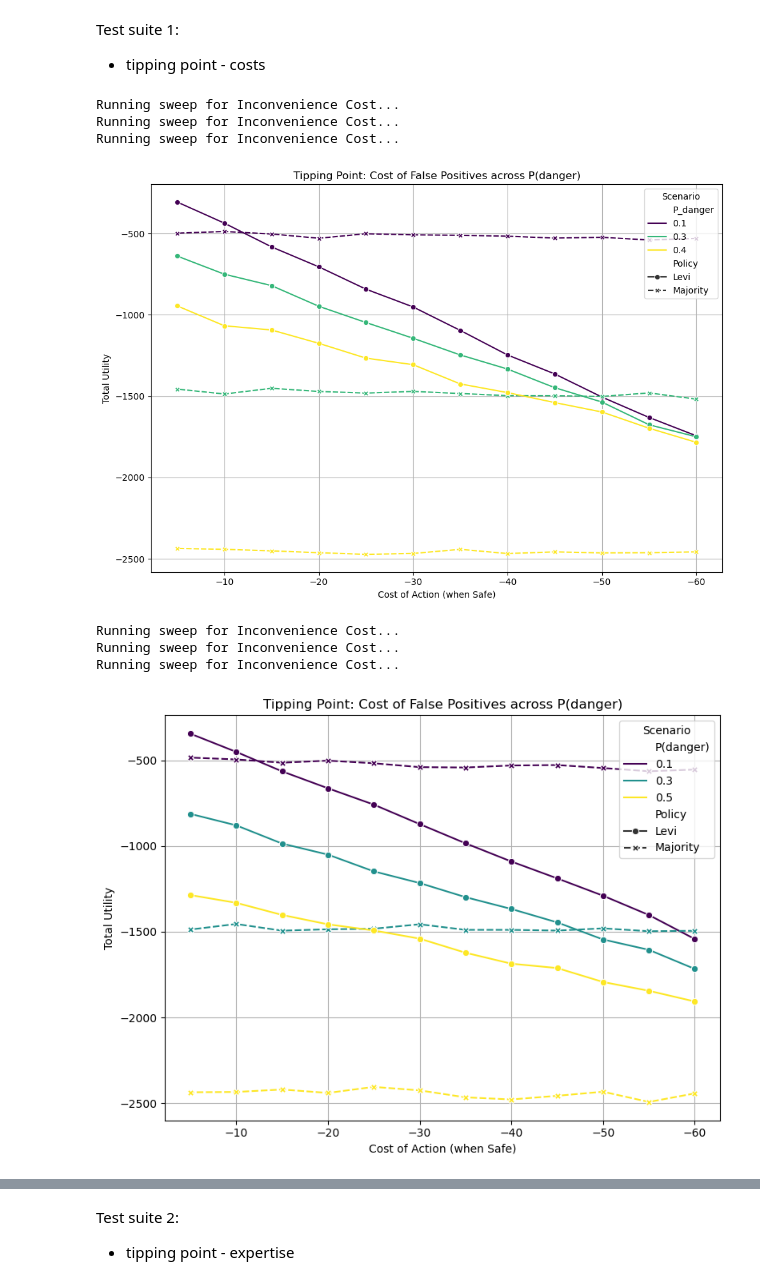
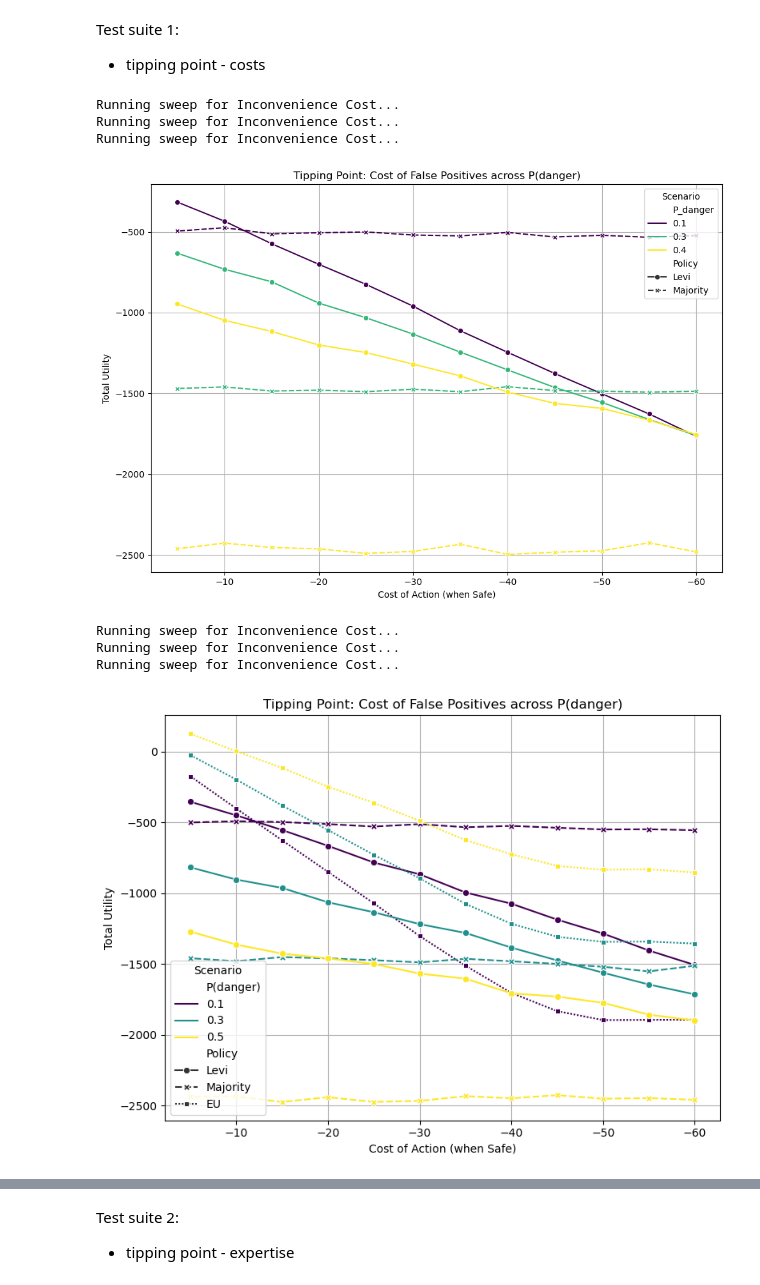
Before and after one commit to g4v4g4i/fast-science-policy-sim, a Jupyter notebook: advisory-board-fast-science.ipynb, the cells around one changed output, grey strips where cells are left out. Saved outputs shown, nothing was run; the diff lists cells and outputs as text; code cells hidden in the pictures.

```diff
--- a/advisory-board-fast-science.ipynb
+++ b/advisory-board-fast-science.ipynb
@@ -32,13 +32,15 @@ class Simulation:
         self.polarization_p = polarization_p
         self.leaning_maj_mean_l = leaning_maj_mean_l
         self.leaning_maj_mean_u = leaning_maj_mean_u
-        self.trust_scores = {'Majority': 1.0, 'Levi': 1.0}
-        self.utilities = {'Majority': 0, 'Levi': 0}
+        self.trust_scores = {'Majority': 1.0, 'Levi': 1.0, 'EU': 1.0}
+        self.utilities = {'Majority': 0, 'Levi': 0, 'EU': 0}
 
     def run_round(self):
 
         # 1. Ground Truth (30% chance of Danger)
         ground_truth = np.random.choice([0, 1], p=[1 - self.ground_p,self.ground_p])
+
+        # self.fn_cost = self.fn_cost * (.5 + np.random.normal(.5, .3, 1))
 
         # 2. Scenario Generation (Focus on A_leaning/Polarization)
         scenario = np.random.choice(['weak_evidence', 'polarization',
@@ -53,15 +55,23 @@ class Simulation:
         if scenario == 'weak_evidence':
             experts = np.random.normal(0.5, 0.15, n_experts)
             eo = np.clip(experts, 0.01, 0.99)
-            dec_maj = 1 if np.mean(eo) > 0.6 else 0
+            mean_exp = np.mean(eo)
+            euI = (1-mean_exp) * self.fp_cost + mean_exp * 10    # expected utility intervention
+            euNI = mean_exp * self.fn_cost
+            dec_maj = 1 if mean_exp > 0.6 else 0
             dec_levi = 1 if np.max(eo) > 0.8 else 0
+            dec_eu = 1 if euI > euNI else 0
 
         elif scenario == 'polarization':
             experts = np.concatenate([np.random.normal(0.2, 0.05, 3),
                                       np.random.normal(0.8, 0.05, 2)])
             eo = np.clip(experts, 0.01, 0.99)
+            mean_exp = np.mean(eo)
+            euI = (1-mean_exp) * self.fp_cost + mean_exp * 10    # expected utility intervention
+            euNI = mean_exp * self.fn_cost
             dec_maj = 1 if np.mean(eo) > 0.6 else 0
             dec_levi = 1 if np.max(eo) > 0.8 else 0
+            dec_eu = 1 if euI > euNI else 0
 
         elif scenario == 'A_leaning':
             # majority is conservative
@@ -77,9 +87,13 @@ class Simulation:
 
             experts = np.append(majority, minority_val)
             eo = np.clip(experts, 0.01, 0.99)
+            mean_exp = np.mean(eo)
+            euI = (1-mean_exp) * self.fp_cost + mean_exp * 10    # expected utility intervention
+            euNI = mean_exp * self.fn_cost
             # dec_maj = 1 if np.mean(majority) > 0.6 else 0  # dec_maj ignores minority
-            dec_maj = 1 if np.mean(eo) > 0.6 else 0
+            dec_maj = 1 if mean_exp > 0.6 else 0
             dec_levi = 1 if np.max(eo) > 0.8 else 0
+            dec_eu = 1 if euI > euNI else 0
 
         # eo = np.clip(experts, 0.01, 0.99)
 
@@ -98,6 +112,7 @@ class Simulation:
 
         self.utilities['Majority'] += get_util(dec_maj, ground_truth)
         self.utilities['Levi'] += get_util(dec_levi, ground_truth)
+        self.utilities['EU'] += get_util(dec_eu, ground_truth)
 
         # 6. Update Trust
         def update_t(policy, dec):
@@ -120,6 +135,7 @@ class Simulation:
 
         self.trust_scores['Majority'] = update_t('Majority', dec_maj)
         self.trust_scores['Levi'] = update_t('Levi', dec_levi)
+        self.trust_scores['EU'] = update_t('EU', dec_eu)
 # %% [markdown]
 Test suite 1:
 - tipping point - costs
@@ -135,6 +151,8 @@ def run_test_suite(parameter_name, parameter_values, ground_truth_prob,
         maj_utils = []
         levi_trusts = []
         maj_trusts = []
+        eu_utils = []
+        eu_trusts = []
 
         for _ in range(n_runs):
             # Dynamic kwargs based on what we are testing
@@ -165,15 +183,19 @@ def run_test_suite(parameter_name, parameter_values, ground_truth_prob,
 
             levi_utils.append(sim.utilities['Levi'])
             maj_utils.append(sim.utilities['Majority'])
+            eu_utils.append(sim.utilities['EU'])
             levi_trusts.append(sim.trust_scores['Levi'])
             maj_trusts.append(sim.trust_scores['Majority'])
+            eu_trusts.append(sim.trust_scores['EU'])
 
         results.append({
             'Parameter': val,
             'Levi_Util_Mean': np.mean(levi_utils),
             'Maj_Util_Mean': np.mean(maj_utils),
+            'EU_Util_Mean': np.mean(eu_utils),
             'Levi_Trust_Mean': np.mean(levi_trusts),
-            'Maj_Trust_Mean': np.mean(maj_trusts)
+            'Maj_Trust_Mean': np.mean(maj_trusts),
+            'EU_Trust_Mean': np.mean(eu_trusts)
         })
 
     return pd.DataFrame(results)
@@ -250,7 +272,9 @@ df_levi = df_temp[['Parameter', 'Levi_Util_Mean', 'P(danger)']].rename(columns={
 df_levi['Policy'] = 'Levi'
 df_maj = df_temp[['Parameter', 'Maj_Util_Mean', 'P(danger)']].rename(columns={'Maj_Util_Mean': 'Utility_Mean'})
 df_maj['Policy'] = 'Majority'
-df_cost_combined2 = pd.concat([df_cost_combined2, df_levi, df_maj])
+df_eu = df_temp[['Parameter', 'EU_Util_Mean', 'P(danger)']].rename(columns={'EU_Util_Mean': 'Utility_Mean'})
+df_eu['Policy'] = 'EU'
+df_cost_combined2 = pd.concat([df_cost_combined2, df_levi, df_maj, df_eu])
 
 # Process df_cost2 (P(danger)=0.1)
 df_temp = df_cost22.copy()
@@ -259,41 +283,44 @@ df_levi = df_temp[['Parameter', 'Levi_Util_Mean', 'P(danger)']].rename(columns={
 df_levi['Policy'] = 'Levi'
 df_maj = df_temp[['Parameter', 'Maj_Util_Mean', 'P(danger)']].rename(columns={'Maj_Util_Mean': 'Utility_Mean'})
 df_maj['Policy'] = 'Majority'
-df_cost_combined2 = pd.concat([df_cost_combined2, df_levi, df_maj])
+df_eu = df_temp[['Parameter', 'EU_Util_Mean', 'P(danger)']].rename(columns={'EU_Util_Mean': 'Utility_Mean'})
+df_eu['Policy'] = 'EU'
+df_cost_combined2 = pd.concat([df_cost_combined2, df_levi, df_maj, df_eu])
 
 # Process df_cost3 (P(danger)=0.5)
 df_temp = df_cost23.copy()
 df_temp['P(danger)'] = 0.5
 df_levi = df_temp[['Parameter', 'Levi_Util_Mean', 'P(danger)']].rename(columns={'Levi_Util_Mean': 'Utility_Mean'})
 df_levi['Policy'] = 'Levi'
 df_maj = df_temp[['Parameter', 'Maj_Util_Mean', 'P(danger)']].rename(columns={'Maj_Util_Mean': 'Utility_Mean'})
 df_maj['Policy'] = 'Majority'
-df_cost_combined2 = pd.concat([df_cost_combined2, df_levi, df_maj])
-
+df_eu = df_temp[['Parameter', 'EU_Util_Mean', 'P(danger)']].rename(columns={'EU_Util_Mean': 'Utility_Mean'})
+df_eu['Policy'] = 'EU'
+df_cost_combined2 = pd.concat([df_cost_combined2, df_levi, df_maj, df_eu])
 fig, ax = plt.subplots(1, 1, figsize=(8, 6)) # Slightly larger figure for better readability
 
 sns.lineplot(data=df_cost_combined2, x='Parameter', y='Utility_Mean',
              hue='P(danger)', style='Policy', markers=True, ax=ax,
              palette='viridis') # Using 'viridis' colormap for P_danger
 
 ax.set_title('Tipping Point: Cost of False Positives across P(danger)')
 ax.set_xlabel('Cost of Action (when Safe)')
 ax.set_ylabel('Total Utility')
 ax.invert_xaxis() # moving from -5 to -60
 ax.grid(True)
 ax.legend(title='Scenario') # Add a title to the legend
 
 plt.tight_layout() # Adjust layout to prevent labels from being cut off
 plt.show()
 # %% [output]
 Running sweep for Inconvenience Cost...
 Running sweep for Inconvenience Cost...
 Running sweep for Inconvenience Cost...
-[figure, old version]
+[figure, new version]
 Running sweep for Inconvenience Cost...
 Running sweep for Inconvenience Cost...
 Running sweep for Inconvenience Cost...
-[figure, old version]
+[figure, new version]
 # %%
 df_maj1 = run_test_suite('Majority Accuracy', np.linspace(.1, .9, 9), .3, .6, .2, -5)
 df_maj2 = run_test_suite('Majority Accuracy', np.linspace(.1, .9, 9), .3, .6, .2, -30)
```
Also changed, not shown: parts of 5 cells of this notebook.
